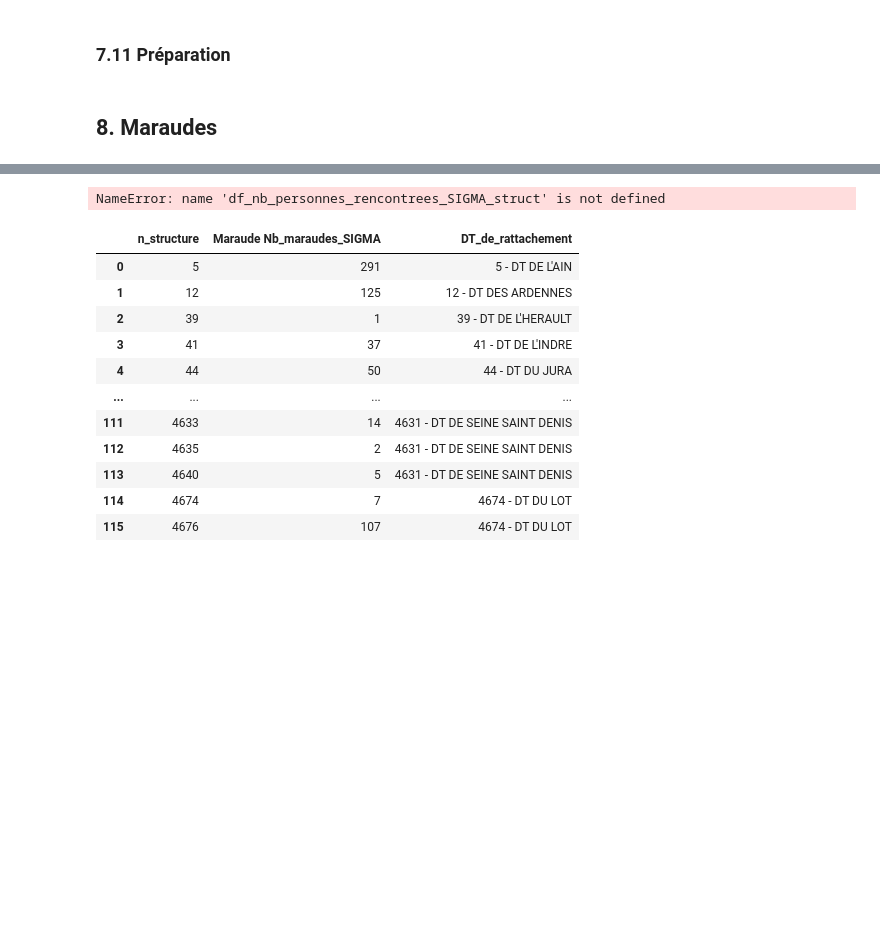
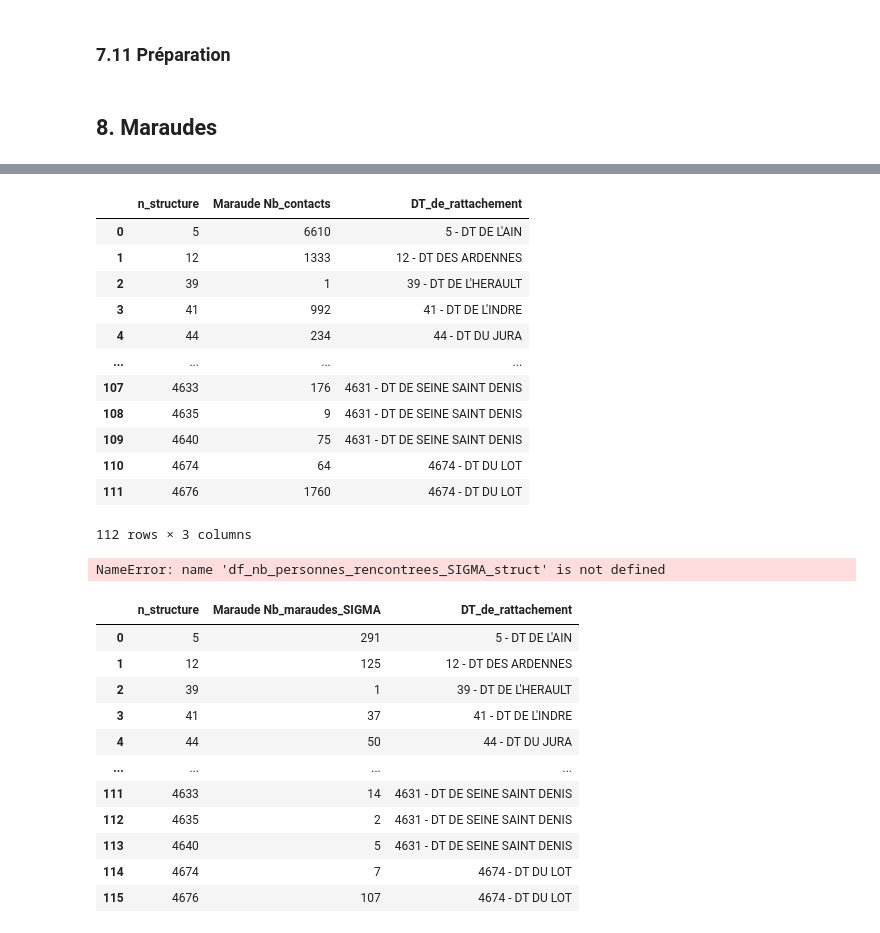
Before and after one commit to Croix-rouge-test/Code-PAT, a Jupyter notebook: Code_CSA.ipynb, the cells around one changed output, grey strips where cells are left out. Drawn from its saved outputs; the diff is of its cells as text; code cells hidden in the pictures; blank space fills up the shorter version.

```diff
--- a/Code_CSA.ipynb
+++ b/Code_CSA.ipynb
@@ -342,3 +524,19 @@ NameError: name 'df_nb_personnes_rencontrees_SIGMA_struct' is not defined
+# %%
+df_nb_contacts_SIGMA_struct
+# %% [output]
+|  | n_structure | Maraude Nb_contacts | DT_de_rattachement |
+| 0 | 5 | 6610 | 5 - DT DE L'AIN |
+| 1 | 12 | 1333 | 12 - DT DES ARDENNES |
+| 2 | 39 | 1 | 39 - DT DE L'HERAULT |
+| 3 | 41 | 992 | 41 - DT DE L'INDRE |
+| 4 | 44 | 234 | 44 - DT DU JURA |
+| ... | ... | ... | ... |
+| 107 | 4633 | 176 | 4631 - DT DE SEINE SAINT DENIS |
+| 108 | 4635 | 9 | 4631 - DT DE SEINE SAINT DENIS |
+| 109 | 4640 | 75 | 4631 - DT DE SEINE SAINT DENIS |
+| 110 | 4674 | 64 | 4674 - DT DU LOT |
+| 111 | 4676 | 1760 | 4674 - DT DU LOT |
+112 rows × 3 columns
 # %%
 
 
```
Also changed, not shown: parts of 21 cells of this notebook.
